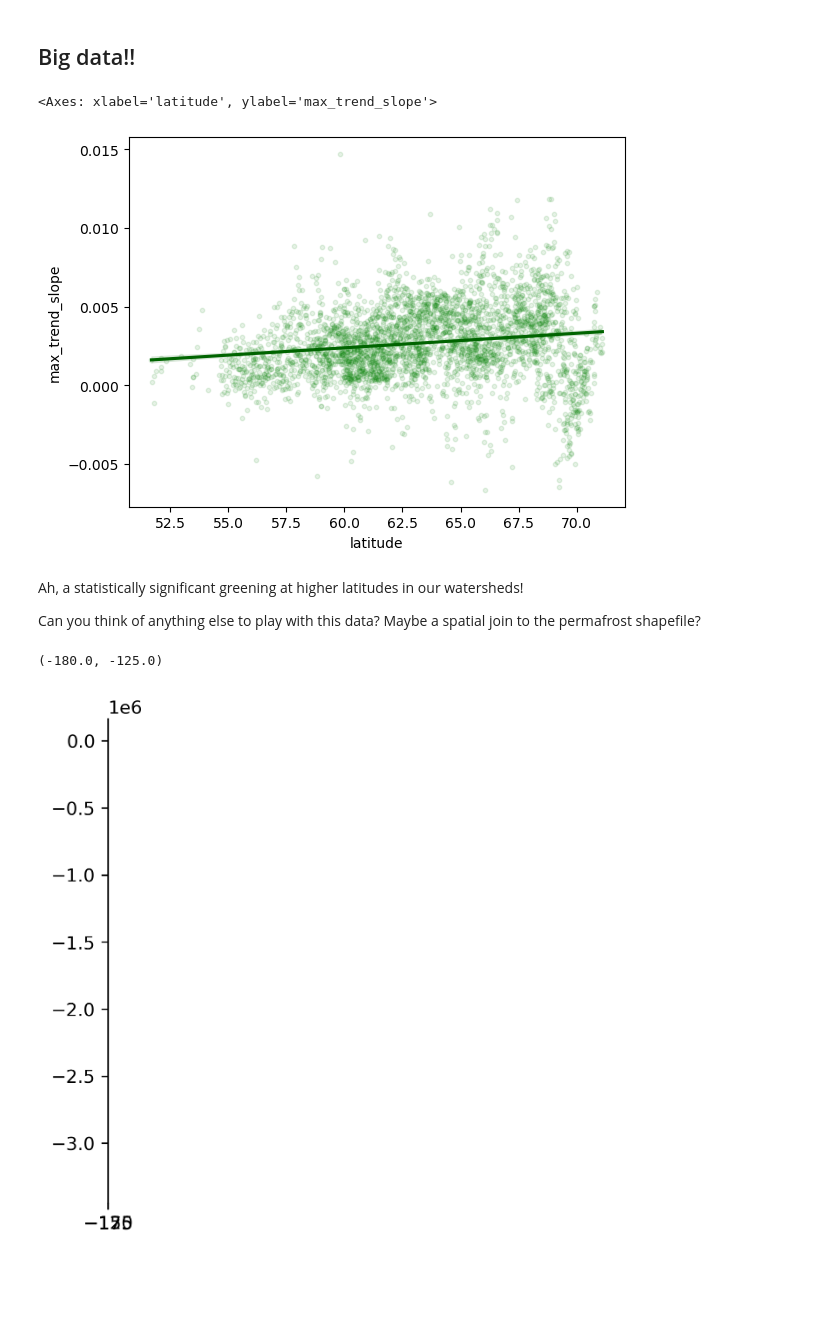
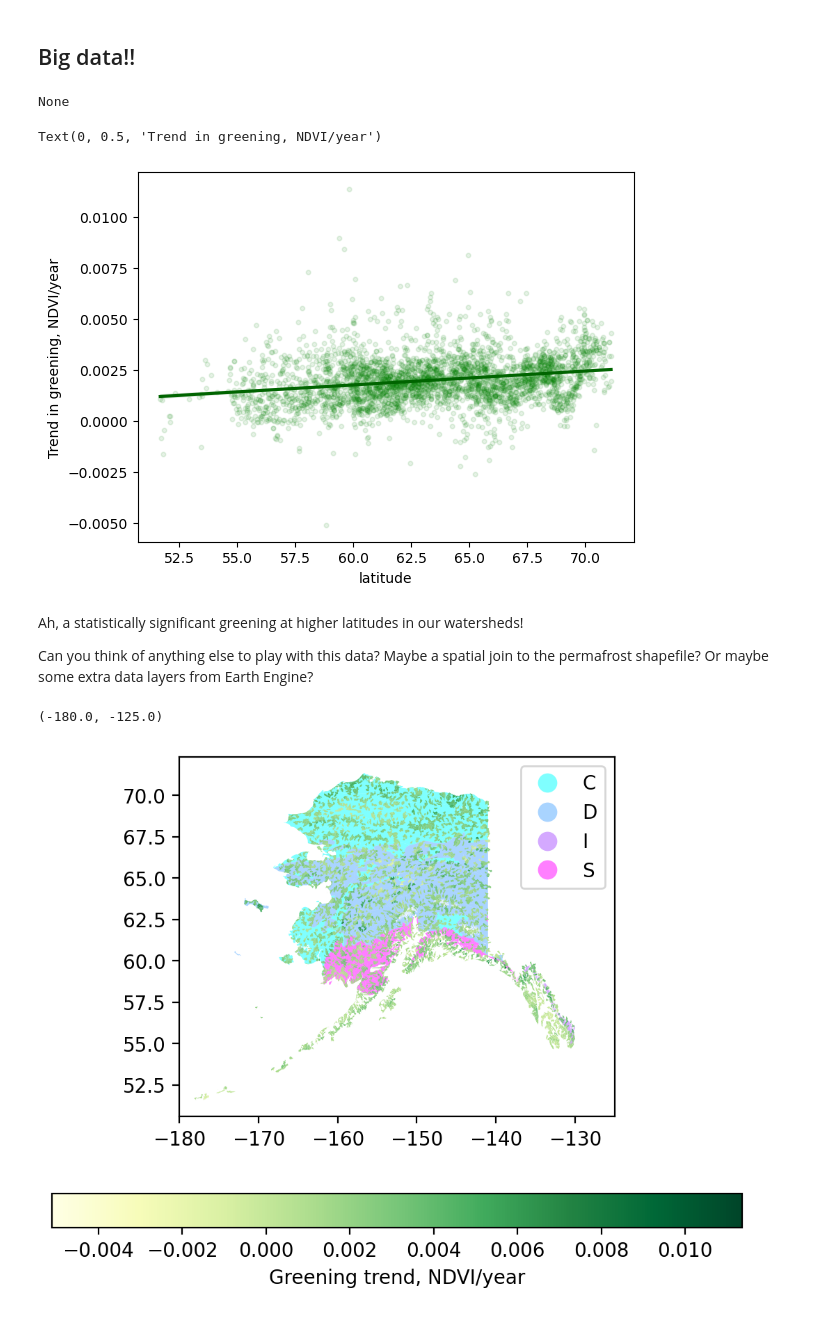
Before and after one commit to jmdelvecchio/computational-arctic-workshop, a Jupyter notebook: notebooks/Session_2.ipynb, the cells around one changed output. Saved outputs shown, nothing was run; the diff lists cells and outputs as text; code cells hidden in the pictures; blank space fills up the shorter version.

```diff
--- a/notebooks/Session_2.ipynb
+++ b/notebooks/Session_2.ipynb
@@ -211,34 +211,48 @@ basinData = trend.reduceRegions(collection=headwater_sheds,reducer=ee.Reducer.me
 # Rename columns so you know what you did
 # to_pandas ~ 30 seconds
 output = geemap.ee_to_geopandas(basinData).rename(columns={"scale": analysis+'_trend_slope', "offset": analysis+"_trend_intercept"})
+# %%
+print(output.crs)
+# %% [output]
+None
+# %%
+output = output.set_crs('EPSG:4326')
 # %%
 output['latitude'] = output.centroid.y
 # %%
 import seaborn as sns
-sns.regplot(
+fig, ax = plt.subplots(dpi=100)
+
+scatter = sns.regplot(
     x='latitude',
     y='max_trend_slope',
     data=output,
     scatter_kws={'alpha':0.1,
     's':10},
-     line_kws={'color':'darkgreen'},
-     color='green'
+     line_kws={'color':'darkgreen',
+    #  'alpha':0.1,
+     },
+     color='green',
+     ax=ax
     )
+ax.set_ylabel("Trend in greening, NDVI/year")
 # %% [output]
-<Axes: xlabel='latitude', ylabel='max_trend_slope'>
+Text(0, 0.5, 'Trend in greening, NDVI/year')
-[figure, old version]
+[figure, new version]
 # %% [markdown]
 Ah, a statistically significant greening at higher latitudes in our watersheds!
 
-Can you think of anything else to play with this data? Maybe a spatial join to the permafrost shapefile?
+Can you think of anything else to play with this data? Maybe a spatial join to the permafrost shapefile? Or maybe some extra data layers from Earth Engine?
 # %%
 import matplotlib.pyplot as plt
-fig, ax = plt.subplots(dpi=300)
+fig, ax = plt.subplots(dpi=200)
 
-alaska = permafrost_clipped.plot(column='EXTENT', alpha=0.5, ax=ax)
-sheds = output.plot(column='max_trend_slope', cmap='YlGn', ax=ax)
+alaska = permafrost_clipped.to_crs('EPSG:4326').plot(column='EXTENT', alpha=0.5, cmap='cool', legend=True, ax=ax)
+sheds = output.plot(column='max_trend_slope', cmap='YlGn', ax=ax, legend=True,
+legend_kwds={'label': "Greening trend, NDVI/year",
+                        'orientation': "horizontal"})
 
 ax.set_xlim(-180,-125)
 # %% [output]
 (-180.0, -125.0)
-[figure, old version]
+[figure, new version]
```
Also changed, not shown: parts of 6 cells of this notebook.
